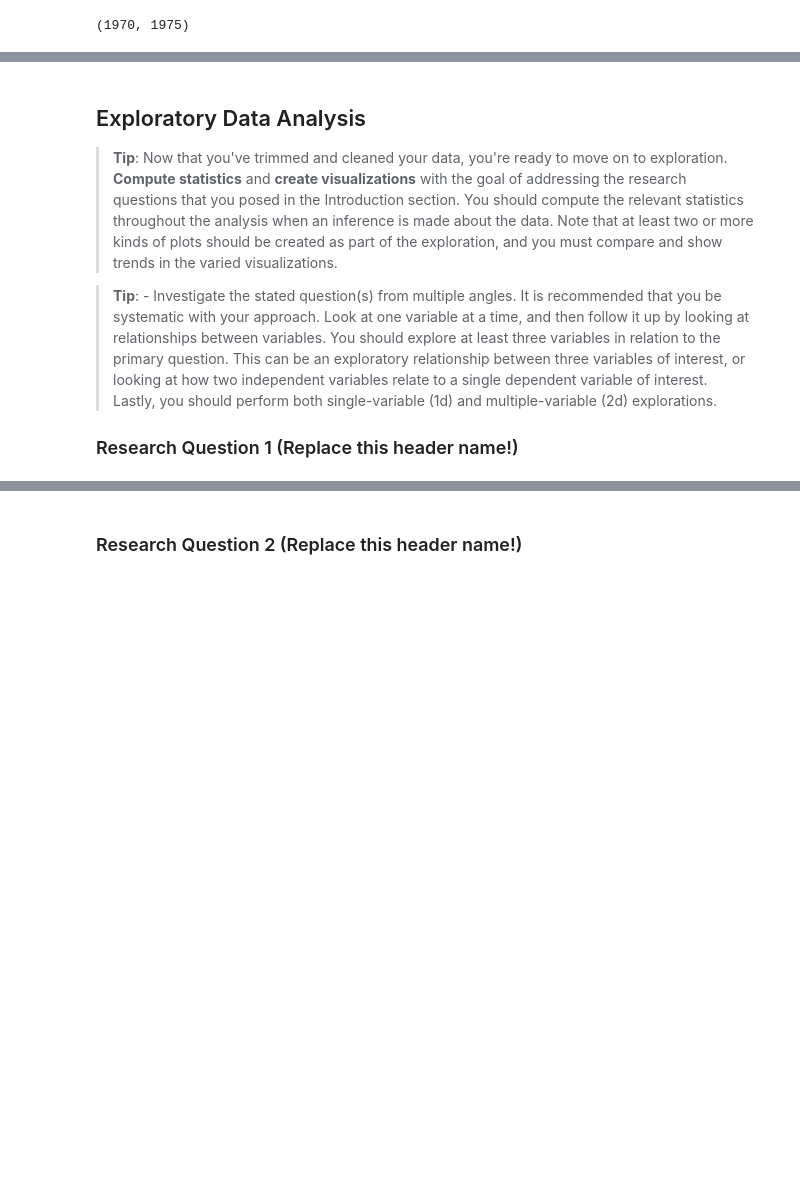
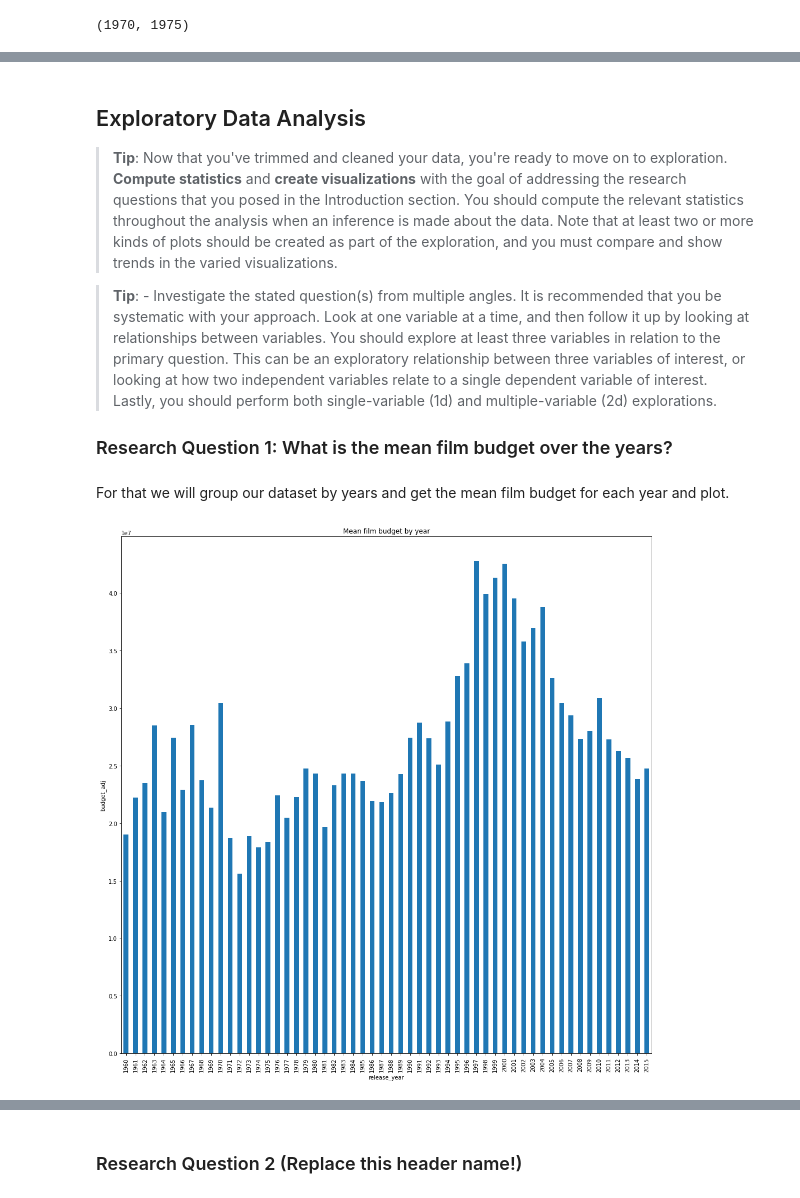
Before and after one commit to temajozias/Udacity-DataAnalystND-P1-Investigate-a-Dataset, a Jupyter notebook: Investigate_a_Dataset.ipynb, the cells around one changed output, grey strips where cells are left out. Drawn from its saved outputs; the diff is of its cells as text; code cells hidden in the pictures; blank space fills up the shorter version.

Commit message:
Adding and responding research questions 1 to 9

```diff
--- a/Investigate_a_Dataset.ipynb
+++ b/Investigate_a_Dataset.ipynb
@@ -358,11 +367,11 @@ df['genre_02'] = df['genres'].apply(lambda val: f"{val.split('|')[1] if len(val.
 # %%
-df['genre_03'] = df['genres'].apply(lambda val: f"{val.split('|')[2] if len(val.split('|')) > 2 else np.nan}")
+df['genre_03'] = df['genres'].apply(lambda val: f"{val.split('|')[2] if len(val.split('|')) > 2 else val}")
 # %%
-df['director_01'] = df['director'].apply(lambda val: f"{val.split('|')[0] if len(val.split('|')) > 0 else np.nan}")
+df['director_01'] = df['director'].apply(lambda val: f"{val.split('|')[0] if len(val.split('|')) > 0 else val}")
 # %%
-df['director_02'] = df['director'].apply(lambda val: f"{val.split('|')[1] if len(val.split('|')) > 1 else np.nan}")
+df['director_02'] = df['director'].apply(lambda val: f"{val.split('|')[1] if len(val.split('|')) > 1 else val}")
 # %%
-df['cast_num'] = df['cast'].apply(lambda val: f"{len(val.split('|')) if len(val.split('|')) > 0 else np.nan}")
+df['cast_num'] = df['cast'].apply(lambda val: int(f"{len(val.split('|')) if len(val.split('|')) > 0 else np.nan}"))
 # %%
 df['actor_01'] = df['cast'].apply(lambda val: f"{val.split('|')[0] if len(val.split('|')) > 0 else np.nan}")
 # %%
@@ -414,4 +423,13 @@ memory usage: 2.2+ MB
 > **Tip**: - Investigate the stated question(s) from multiple angles. It is recommended that you be systematic with your approach. Look at one variable at a time, and then follow it up by looking at relationships between variables. You should explore at least three variables in relation to the primary question. This can be an exploratory relationship between three variables of interest, or looking at how two independent variables relate to a single dependent variable of interest. Lastly, you  should perform both single-variable (1d) and multiple-variable (2d) explorations.
 
 
-### Research Question 1 (Replace this header name!)
+### Research Question 1: What is the mean film budget over the years?
+# %% [markdown]
+For that we will group our dataset by years and get the mean film budget for each year and plot.
+# %%
+df.groupby('release_year').mean()['budget_adj'].plot(kind='bar',
+                                                     figsize=(17, 17),
+                                                     title='Mean film budget by year',
+                                                     ylabel='budget_adj');
+# %% [output]
+[figure, added]
```
Also changed, not shown: parts of 50 cells of this notebook, 1 other file.
